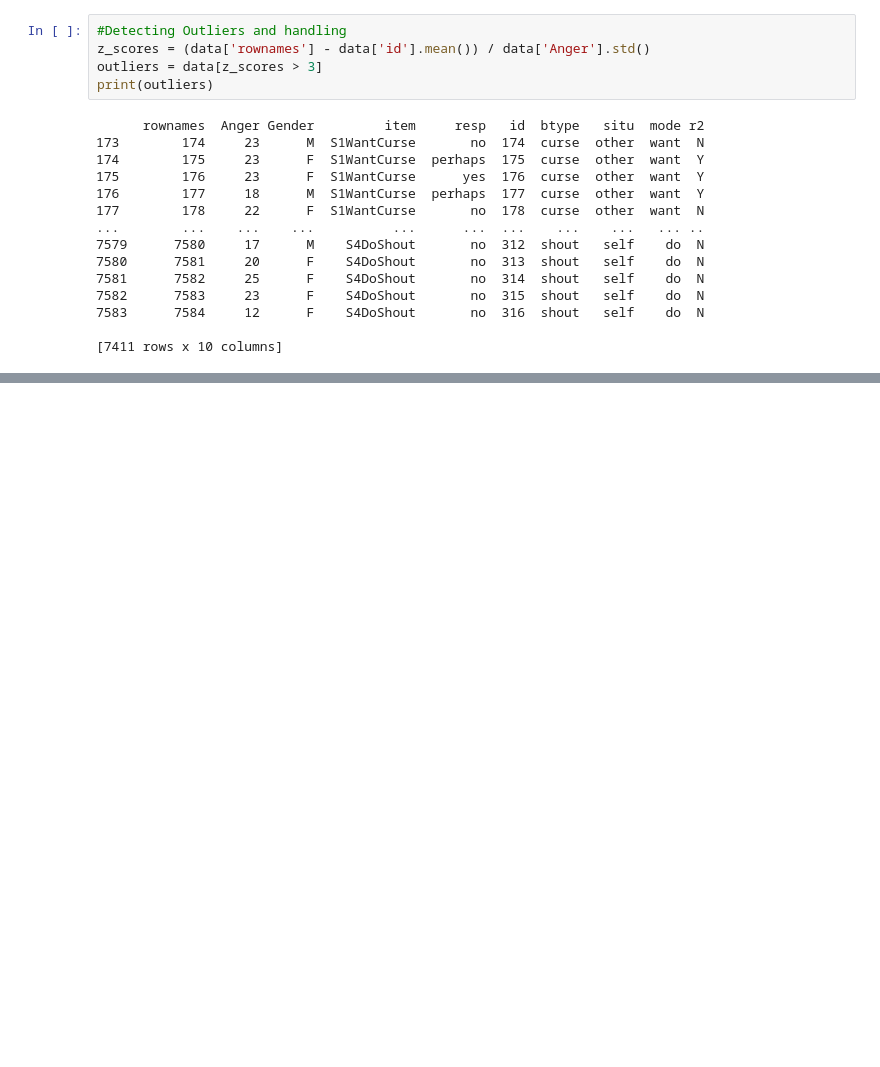
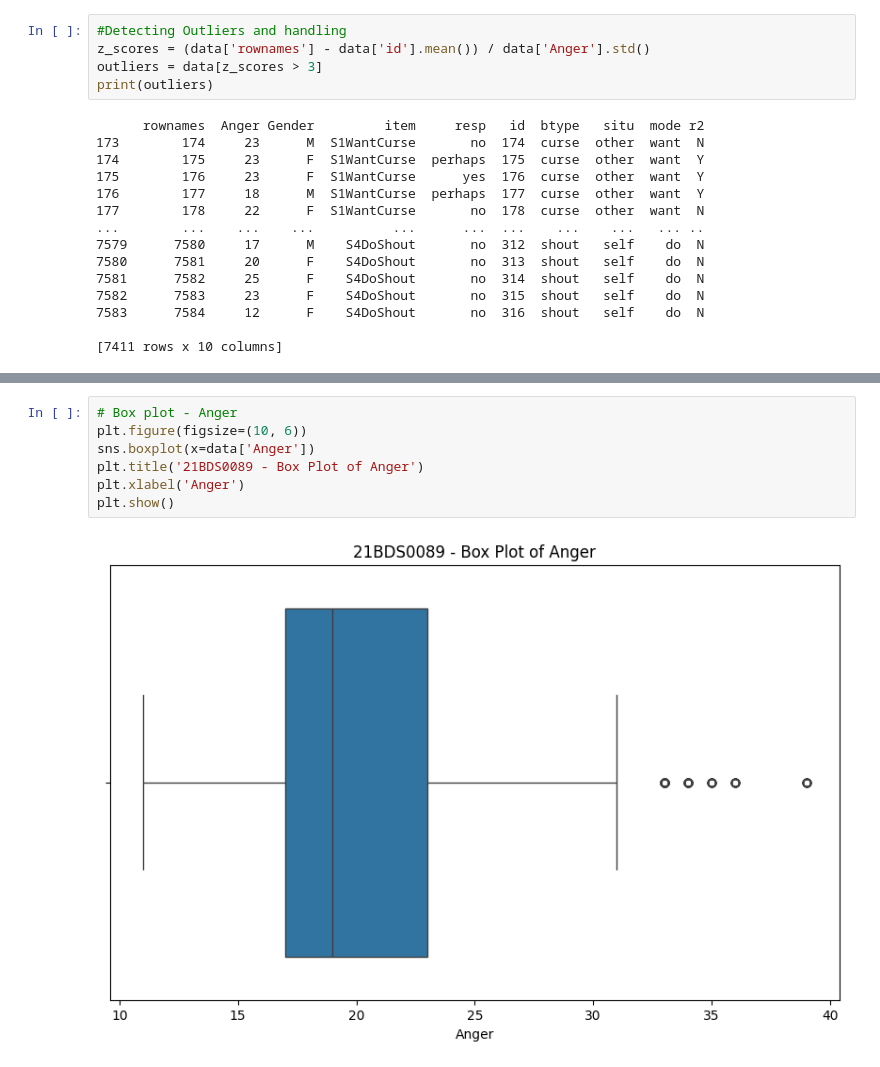
Before and after one commit to lakshayae162/EDA, a Jupyter notebook: Statistical_analysis.ipynb, the cells around one changed output, grey strips where cells are left out. Drawn from its saved outputs; the diff is of its cells as text; blank space fills up the shorter version.

```diff
--- a/Statistical_analysis.ipynb
+++ b/Statistical_analysis.ipynb
@@ -108,0 +152,9 @@ print(outliers)
+# %%
+# Box plot - Anger
+plt.figure(figsize=(10, 6))
+sns.boxplot(x=data['Anger'])
+plt.title('21BDS0089 - Box Plot of Anger')
+plt.xlabel('Anger')
+plt.show()
+# %% [output]
+[figure, added]
```
Also changed, not shown: parts of 15 cells of this notebook.
